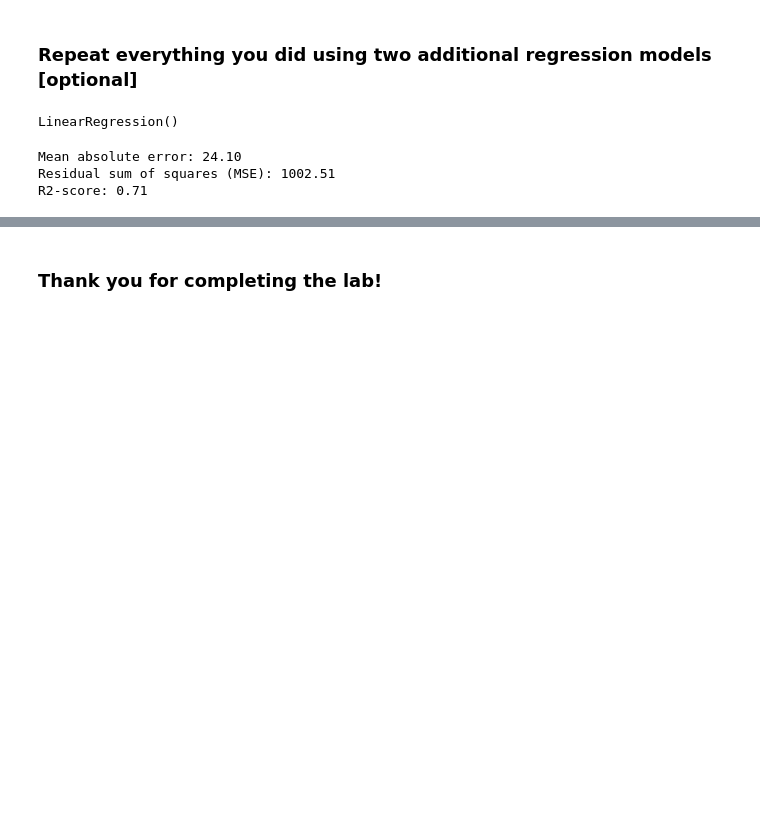
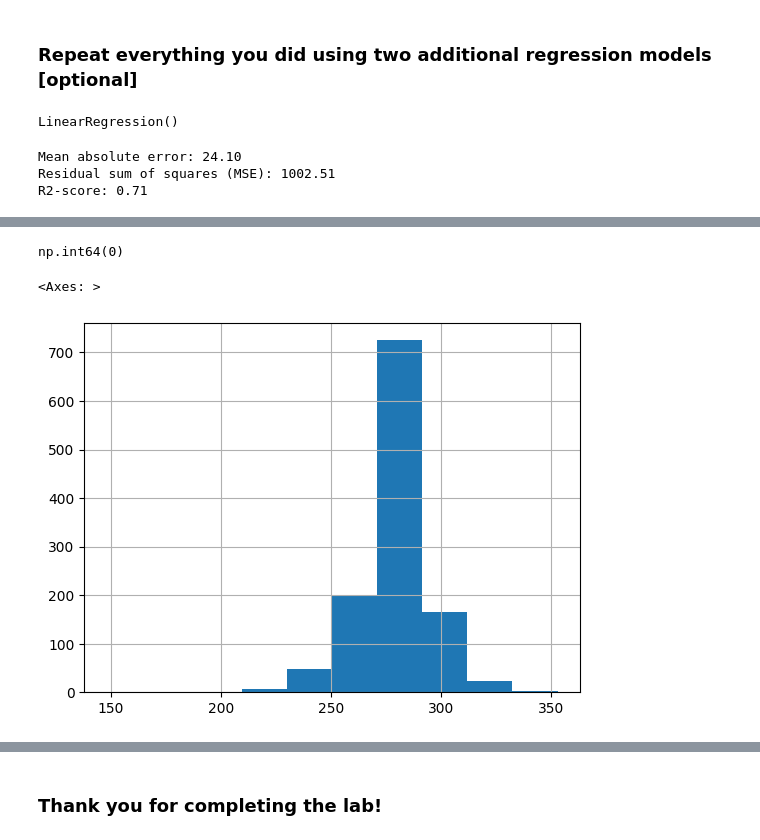
Before and after one commit to jepeto22/lab-simple-linear-regression, a Jupyter notebook: main.ipynb, the cells around one changed output, grey strips where cells are left out. Saved outputs shown, nothing was run; the diff lists cells and outputs as text; code cells hidden in the pictures; blank space fills up the shorter version.

```diff
--- a/main.ipynb
+++ b/main.ipynb
@@ -375,0 +340,7 @@ ValueError: could not convert string to float: 'ILX'
+# %%
+# Now we will use a different dataset called 'babies':
+
+# First, we load the dataset:
+
+import pandas as pd
+babies = pd.read_csv(r'C:\Users\jefit\OneDrive\Escritorio\Ironhack\Ironhack candela\Week 2\Labs\lab-simple-linear-regression\babies.csv')
@@ -375,0 +381,9 @@ ValueError: could not convert string to float: 'ILX'
+# %%
+# The 3rd step is to clean the data:
+
+# Missing Values
+
+babies.isnull().sum()                 # Count missing values
+babies.dropna(inplace=True)          # Drop missing rows (optional)
+#babies.fillna(value, inplace=True)   # Fill missing values
+babies.isnull().sum()
@@ -375,0 +400,21 @@ ValueError: could not convert string to float: 'ILX'
+# %%
+
+# Duplicate Data
+babies.duplicated().sum()
+#babies.drop_duplicates(inplace=True)
+# %% [output]
+np.int64(0)
+# %%
+# Data Types Conversion (if needed)
+babies['parity'] = babies['parity'].astype(bool)  #from int to bool, as it is a Binary indicator for a first pregnancy (0 = first pregnancy)
+babies['smoke'] = babies['smoke'].astype(bool)  #from float to bool, as it is a Binary indicator for whether the mother smokes (0 = No, 1 = Yes)
+# %%
+# 4th step is to perform Exploratory Data Analysis.
+import seaborn as sns
+import matplotlib.pyplot as plt
+
+babies['gestation'].value_counts()
+babies['gestation'].hist()
+# %% [output]
+<Axes: >
+[figure, added]
```
Also changed, not shown: parts of 16 cells of this notebook, 1 other file.
